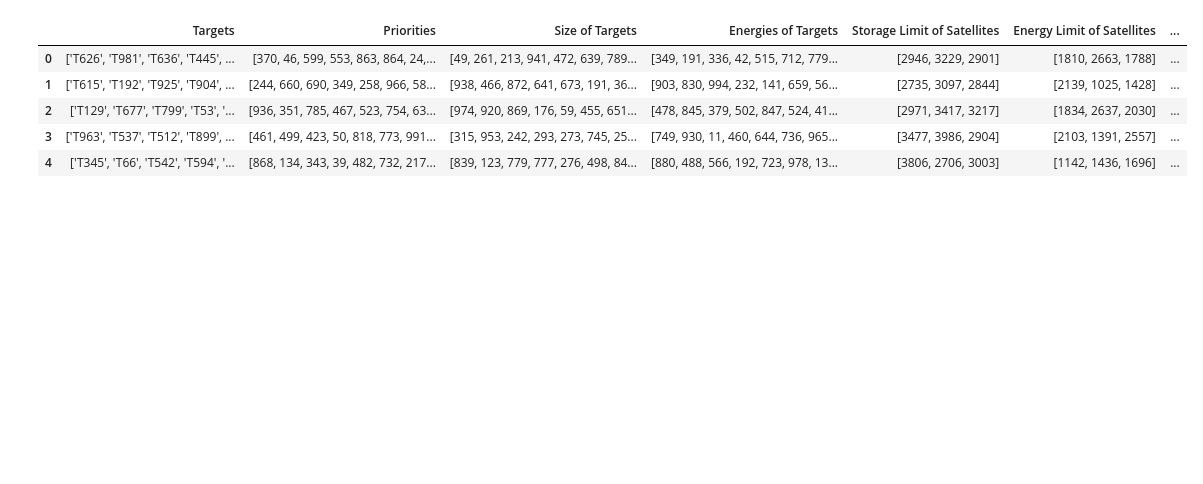
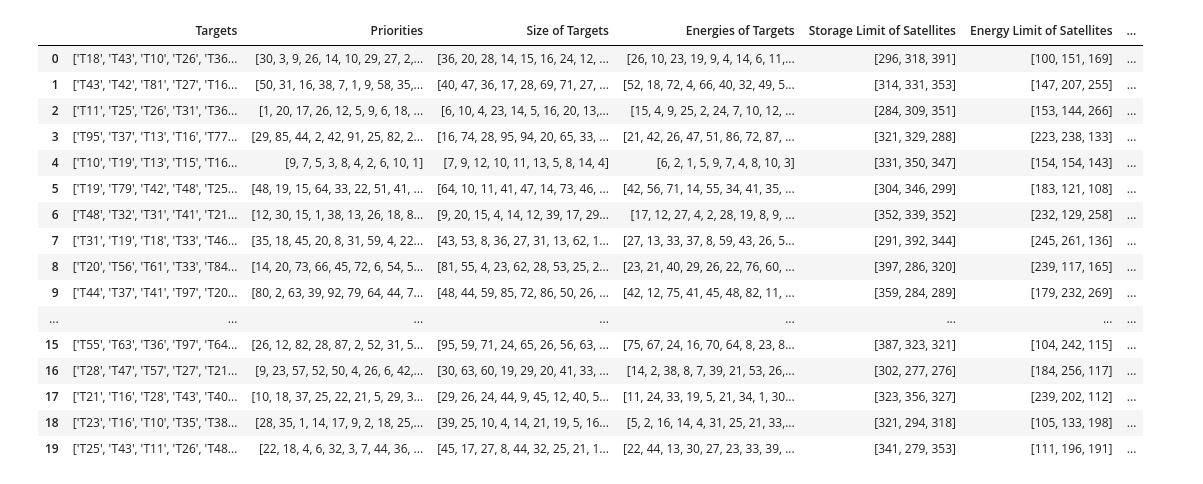
Before and after one commit to ab-jiteshlalwani/EOS, a Jupyter notebook: EOS Scheduling Optimization Demo.ipynb, the cells around one changed output. Drawn from its saved outputs; the diff is of its cells as text; code cells hidden in the pictures; blank space fills up the shorter version.

```diff
--- a/EOS Scheduling Optimization Demo.ipynb
+++ b/EOS Scheduling Optimization Demo.ipynb
@@ -210,12 +38,23 @@ def convert_gs_to_gs_limit(satellite, ground_stations, gs_limit):
 # %%
-excel_file = 'data/data-eos.xlsx'
+excel_file = 'data/data-eos-20.xlsx'
 eos_data_df = pd.read_excel(excel_file)
 # %%
-eos_data_df.head()
+eos_data_df.head(20)
 # %% [output]
 |  | Targets | Priorities | Size of Targets | Energies of Targets | Storage Limit of Satellites | Energy Limit of Satellites | ... |
-| 0 | ['T626', 'T981', 'T636', 'T445', ... | [370, 46, 599, 553, 863, 864, 24,... | [49, 261, 213, 941, 472, 639, 789... | [349, 191, 336, 42, 515, 712, 779... | [2946, 3229, 2901] | [1810, 2663, 1788] | ... |
-| 1 | ['T615', 'T192', 'T925', 'T904', ... | [244, 660, 690, 349, 258, 966, 58... | [938, 466, 872, 641, 673, 191, 36... | [903, 830, 994, 232, 141, 659, 56... | [2735, 3097, 2844] | [2139, 1025, 1428] | ... |
-| 2 | ['T129', 'T677', 'T799', 'T53', '... | [936, 351, 785, 467, 523, 754, 63... | [974, 920, 869, 176, 59, 455, 651... | [478, 845, 379, 502, 847, 524, 41... | [2971, 3417, 3217] | [1834, 2637, 2030] | ... |
-| 3 | ['T963', 'T537', 'T512', 'T899', ... | [461, 499, 423, 50, 818, 773, 991... | [315, 953, 242, 293, 273, 745, 25... | [749, 930, 11, 460, 644, 736, 965... | [3477, 3986, 2904] | [2103, 1391, 2557] | ... |
-| 4 | ['T345', 'T66', 'T542', 'T594', '... | [868, 134, 343, 39, 482, 732, 217... | [839, 123, 779, 777, 276, 498, 84... | [880, 488, 566, 192, 723, 978, 13... | [3806, 2706, 3003] | [1142, 1436, 1696] | ... |
+| 0 | ['T18', 'T43', 'T10', 'T26', 'T36... | [30, 3, 9, 26, 14, 10, 29, 27, 2,... | [36, 20, 28, 14, 15, 16, 24, 12, ... | [26, 10, 23, 19, 9, 4, 14, 6, 11,... | [296, 318, 391] | [100, 151, 169] | ... |
+| 1 | ['T43', 'T42', 'T81', 'T27', 'T16... | [50, 31, 16, 38, 7, 1, 9, 58, 35,... | [40, 47, 36, 17, 28, 69, 71, 27, ... | [52, 18, 72, 4, 66, 40, 32, 49, 5... | [314, 331, 353] | [147, 207, 255] | ... |
+| 2 | ['T11', 'T25', 'T26', 'T31', 'T36... | [1, 20, 17, 26, 12, 5, 9, 6, 18, ... | [6, 10, 4, 23, 14, 5, 16, 20, 13,... | [15, 4, 9, 25, 2, 24, 7, 10, 12, ... | [284, 309, 351] | [153, 144, 266] | ... |
+| 3 | ['T95', 'T37', 'T13', 'T16', 'T77... | [29, 85, 44, 2, 42, 91, 25, 82, 2... | [16, 74, 28, 95, 94, 20, 65, 33, ... | [21, 42, 26, 47, 51, 86, 72, 87, ... | [321, 329, 288] | [223, 238, 133] | ... |
+| 4 | ['T10', 'T19', 'T13', 'T15', 'T16... | [9, 7, 5, 3, 8, 4, 2, 6, 10, 1] | [7, 9, 12, 10, 11, 13, 5, 8, 14, 4] | [6, 2, 1, 5, 9, 7, 4, 8, 10, 3] | [331, 350, 347] | [154, 154, 143] | ... |
+| 5 | ['T19', 'T79', 'T42', 'T48', 'T25... | [48, 19, 15, 64, 33, 22, 51, 41, ... | [64, 10, 11, 41, 47, 14, 73, 46, ... | [42, 56, 71, 14, 55, 34, 41, 35, ... | [304, 346, 299] | [183, 121, 108] | ... |
+| 6 | ['T48', 'T32', 'T31', 'T41', 'T21... | [12, 30, 15, 1, 38, 13, 26, 18, 8... | [9, 20, 15, 4, 14, 12, 39, 17, 29... | [17, 12, 27, 4, 2, 28, 19, 8, 9, ... | [352, 339, 352] | [232, 129, 258] | ... |
+| 7 | ['T31', 'T19', 'T18', 'T33', 'T46... | [35, 18, 45, 20, 8, 31, 59, 4, 22... | [43, 53, 8, 36, 27, 31, 13, 62, 1... | [27, 13, 33, 37, 8, 59, 43, 26, 5... | [291, 392, 344] | [245, 261, 136] | ... |
+| 8 | ['T20', 'T56', 'T61', 'T33', 'T84... | [14, 20, 73, 66, 45, 72, 6, 54, 5... | [81, 55, 4, 23, 62, 28, 53, 25, 2... | [23, 21, 40, 29, 26, 22, 76, 60, ... | [397, 286, 320] | [239, 117, 165] | ... |
+| 9 | ['T44', 'T37', 'T41', 'T97', 'T20... | [80, 2, 63, 39, 92, 79, 64, 44, 7... | [48, 44, 59, 85, 72, 86, 50, 26, ... | [42, 12, 75, 41, 45, 48, 82, 11, ... | [359, 284, 289] | [179, 232, 269] | ... |
+| ... | ... | ... | ... | ... | ... | ... | ... |
+| 15 | ['T55', 'T63', 'T36', 'T97', 'T64... | [26, 12, 82, 28, 87, 2, 52, 31, 5... | [95, 59, 71, 24, 65, 26, 56, 63, ... | [75, 67, 24, 16, 70, 64, 8, 23, 8... | [387, 323, 321] | [104, 242, 115] | ... |
+| 16 | ['T28', 'T47', 'T57', 'T27', 'T21... | [9, 23, 57, 52, 50, 4, 26, 6, 42,... | [30, 63, 60, 19, 29, 20, 41, 33, ... | [14, 2, 38, 8, 7, 39, 21, 53, 26,... | [302, 277, 276] | [184, 256, 117] | ... |
+| 17 | ['T21', 'T16', 'T28', 'T43', 'T40... | [10, 18, 37, 25, 22, 21, 5, 29, 3... | [29, 26, 24, 44, 9, 45, 12, 40, 5... | [11, 24, 33, 19, 5, 21, 34, 1, 30... | [323, 356, 327] | [239, 202, 112] | ... |
+| 18 | ['T23', 'T16', 'T10', 'T35', 'T38... | [28, 35, 1, 14, 17, 9, 2, 18, 25,... | [39, 25, 10, 4, 14, 21, 19, 5, 16... | [5, 2, 16, 14, 4, 31, 25, 21, 33,... | [321, 294, 318] | [105, 133, 198] | ... |
+| 19 | ['T25', 'T43', 'T11', 'T26', 'T48... | [22, 18, 4, 6, 32, 3, 7, 44, 36, ... | [45, 17, 27, 8, 44, 32, 25, 21, 1... | [22, 44, 13, 30, 27, 23, 33, 39, ... | [341, 279, 353] | [111, 196, 191] | ... |
```
Also changed, not shown: parts of 16 cells of this notebook, 24 other files.
